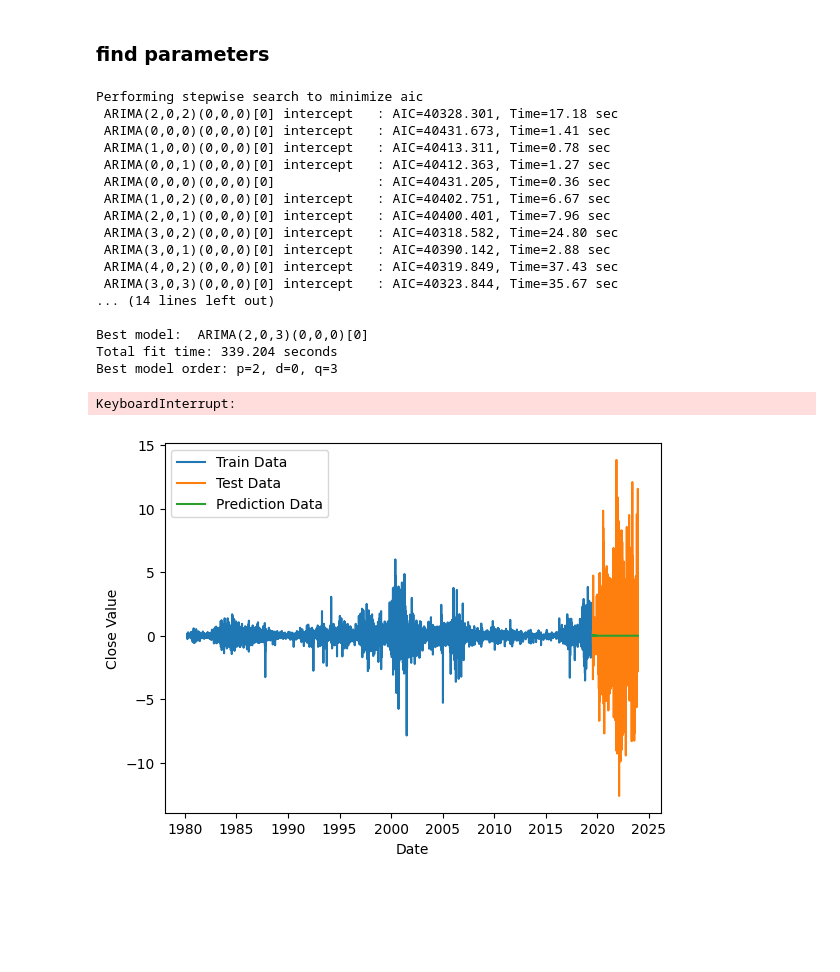
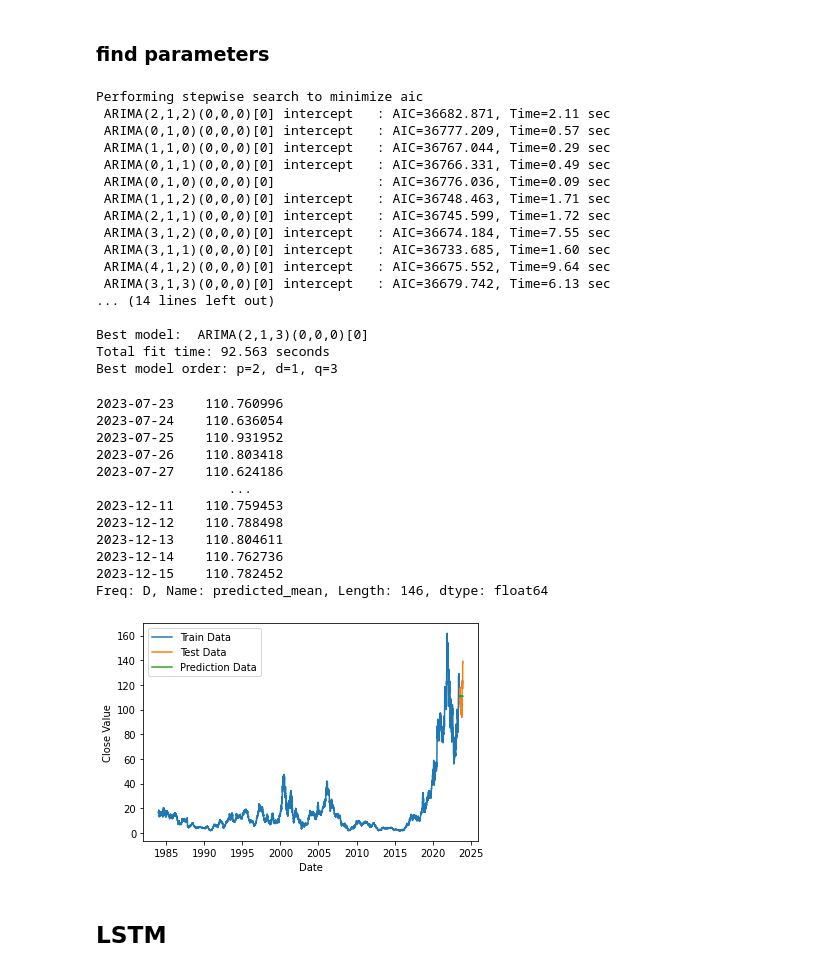
Before and after one commit to RAZMOKEUR/MoodMarket, a Jupyter notebook: back/backIA/price-prediction model/nb/model_build.ipynb, the cells around one changed output. Drawn from its saved outputs; the diff is of its cells as text; code cells hidden in the pictures; blank space fills up the shorter version.

```diff
--- a/back/backIA/price-prediction model/nb/model_build.ipynb
+++ b/back/backIA/price-prediction model/nb/model_build.ipynb
@@ -74,11 +73,0 @@ df
-# %%
-from statsmodels.tsa.stattools import adfuller
-
-def make_stationary(df):
-    result = adfuller(df['Close'])
-    if result[1] > 0.05:
-        df['Close'] = df['Close'].diff()
-        df = df.dropna()
-    return df
-
-df = make_stationary(df)
@@ -112,14 +84,14 @@ df_standardized = scaler.fit_transform(df)
 # %%
 from sklearn.model_selection import train_test_split
 
-train_data, test_data = train_test_split(df, test_size=0.1, shuffle=False)
+train_data, test_data = train_test_split(df, test_size=0.01, shuffle=False)
 # %% [markdown]
 <h3> find parameters </h3>
 # %%
 import pmdarima as pm
 
 # Assume df is your time series data
-model = pm.auto_arima(df, seasonal=True, trace=True)
+model = pm.auto_arima(train_data['close'], seasonal=False, trace=True)
 
 # the order (p, d, q) of the model can be accessed using
 p, d, q = model.order
@@ -127,51 +99,62 @@ p, d, q = model.order
 print(f"Best model order: p={p}, d={d}, q={q}")
 # %% [output]
 Performing stepwise search to minimize aic
- ARIMA(2,0,2)(0,0,0)[0] intercept   : AIC=40328.301, Time=17.18 sec
- ARIMA(0,0,0)(0,0,0)[0] intercept   : AIC=40431.673, Time=1.41 sec
- ARIMA(1,0,0)(0,0,0)[0] intercept   : AIC=40413.311, Time=0.78 sec
- ARIMA(0,0,1)(0,0,0)[0] intercept   : AIC=40412.363, Time=1.27 sec
- ARIMA(0,0,0)(0,0,0)[0]             : AIC=40431.205, Time=0.36 sec
- ARIMA(1,0,2)(0,0,0)[0] intercept   : AIC=40402.751, Time=6.67 sec
- ARIMA(2,0,1)(0,0,0)[0] intercept   : AIC=40400.401, Time=7.96 sec
- ARIMA(3,0,2)(0,0,0)[0] intercept   : AIC=40318.582, Time=24.80 sec
- ARIMA(3,0,1)(0,0,0)[0] intercept   : AIC=40390.142, Time=2.88 sec
- ARIMA(4,0,2)(0,0,0)[0] intercept   : AIC=40319.849, Time=37.43 sec
- ARIMA(3,0,3)(0,0,0)[0] intercept   : AIC=40323.844, Time=35.67 sec
+ ARIMA(2,1,2)(0,0,0)[0] intercept   : AIC=36682.871, Time=2.11 sec
+ ARIMA(0,1,0)(0,0,0)[0] intercept   : AIC=36777.209, Time=0.57 sec
+ ARIMA(1,1,0)(0,0,0)[0] intercept   : AIC=36767.044, Time=0.29 sec
+ ARIMA(0,1,1)(0,0,0)[0] intercept   : AIC=36766.331, Time=0.49 sec
+ ARIMA(0,1,0)(0,0,0)[0]             : AIC=36776.036, Time=0.09 sec
+ ARIMA(1,1,2)(0,0,0)[0] intercept   : AIC=36748.463, Time=1.71 sec
+ ARIMA(2,1,1)(0,0,0)[0] intercept   : AIC=36745.599, Time=1.72 sec
+ ARIMA(3,1,2)(0,0,0)[0] intercept   : AIC=36674.184, Time=7.55 sec
+ ARIMA(3,1,1)(0,0,0)[0] intercept   : AIC=36733.685, Time=1.60 sec
+ ARIMA(4,1,2)(0,0,0)[0] intercept   : AIC=36675.552, Time=9.64 sec
+ ARIMA(3,1,3)(0,0,0)[0] intercept   : AIC=36679.742, Time=6.13 sec
 ... (14 lines left out)
 
-Best model:  ARIMA(2,0,3)(0,0,0)[0]
-Total fit time: 339.204 seconds
-Best model order: p=2, d=0, q=3
+Best model:  ARIMA(2,1,3)(0,0,0)[0]
+Total fit time: 92.563 seconds
+Best model order: p=2, d=1, q=3
 # %%
 import statsmodels.api as sm
 
-model = sm.tsa.ARIMA(train_data,order=(p,d,q))
+model = sm.tsa.ARIMA(train_data['close'],order=(p,d,q))
 model_fit = model.fit()
 
 start_date = test_data.index[0]
 end_date = test_data.index[-1]
-
-
 prediction = model_fit.predict(start=start_date, end=end_date)
-# %% [output]
-KeyboardInterrupt:
+# %%
+prediction
+# %% [output]
+2023-07-23    110.760996
+2023-07-24    110.636054
+2023-07-25    110.931952
+2023-07-26    110.803418
+2023-07-27    110.624186
+                 ...
+2023-12-11    110.759453
+2023-12-12    110.788498
+2023-12-13    110.804611
+2023-12-14    110.762736
+2023-12-15    110.782452
+Freq: D, Name: predicted_mean, Length: 146, dtype: float64
 # %%
 import matplotlib.pyplot as plt
 
 import datetime
 
 date_format = "%Y-%m-%d"
 a = datetime.datetime.strptime('2019-01-01', date_format)
 b = datetime.datetime.strptime('2020-01-01', date_format)
 
-plt.plot(train_data.index, train_data['Close'], label='Train Data')
-plt.plot(test_data.index, test_data['Close'], label='Test Data')
+plt.plot(train_data.index, train_data['close'], label='Train Data')
+plt.plot(test_data.index, test_data['close'], label='Test Data')
 plt.plot(prediction.index, prediction, label='Prediction Data')
 plt.xlabel('Date')
 plt.ylabel('Close Value')
 plt.legend()
 # plt.xlim(a, b)
 plt.show()
 # %% [output]
-[figure, old version]
+[figure, new version]
@@ -183,0 +161,2 @@ with open(f'../models/{symbol}.pkl', 'wb') as file:
+# %% [markdown]
+<h2> LSTM </h2>
```
Also changed, not shown: parts of 13 cells of this notebook, 4 other files.
